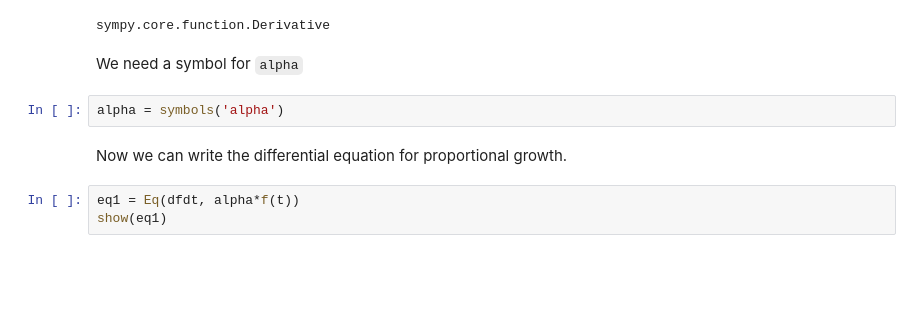
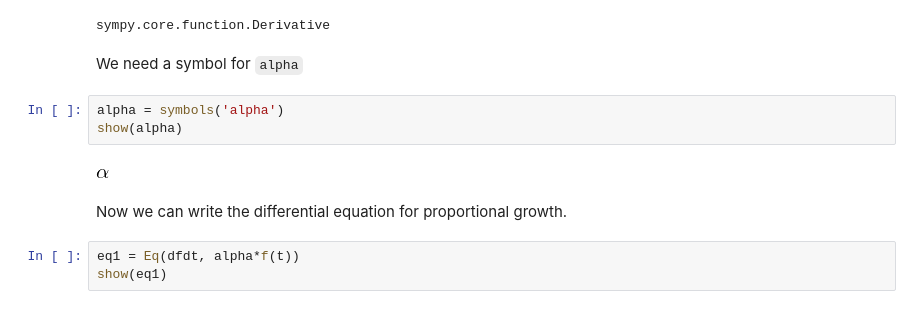
Before and after one commit to AllenDowney/ModSimPy, a Jupyter notebook: code/chap04soln.ipynb, the cells around one changed output. Cells and saved outputs as stored; diff of their text form; blank space fills up the shorter version.

```diff
--- a/code/chap04soln.ipynb
+++ b/code/chap04soln.ipynb
@@ -297,6 +297,9 @@ sympy.core.function.Derivative
 We need a symbol for `alpha`
 # %%
 alpha = symbols('alpha')
+show(alpha)
+# %% [output]
+[figure, added]
 # %% [markdown]
 Now we can write the differential equation for proportional growth.
 # %%
```
Also changed, not shown: parts of 22 cells of this notebook.
